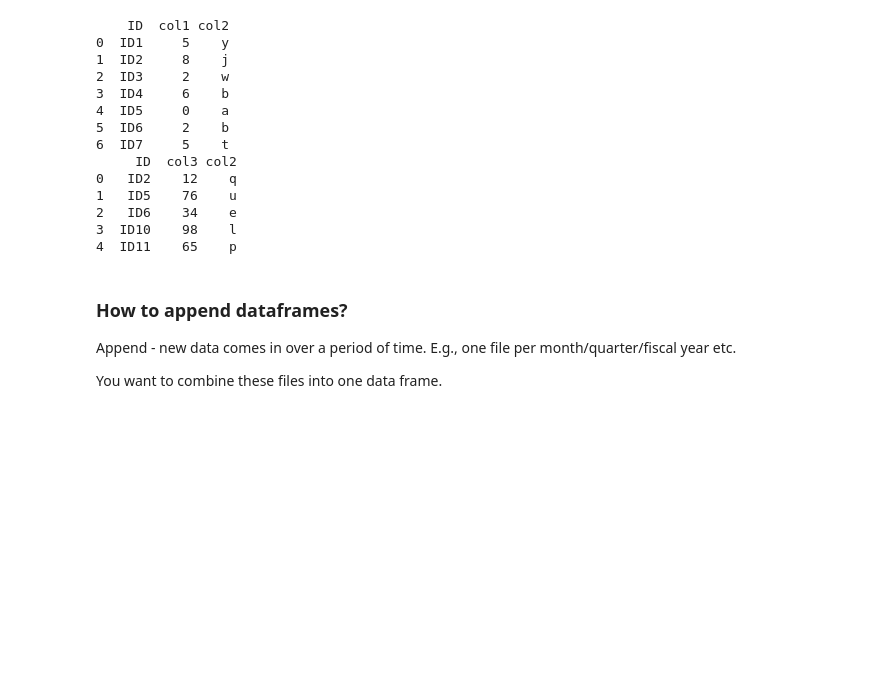
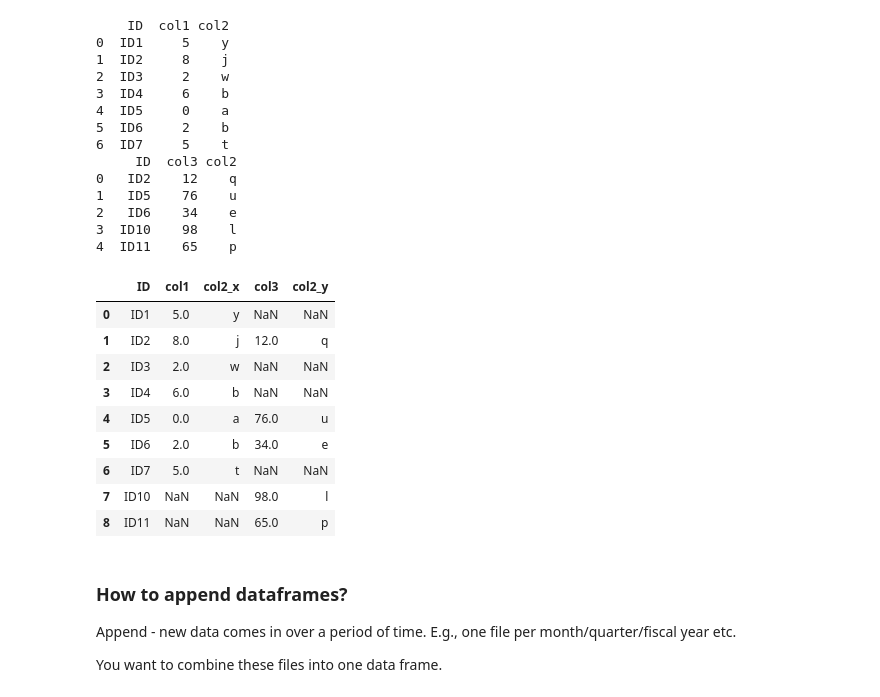
Before and after one commit to yuetianli22/DATA1030-Fall2021, a Jupyter notebook: week2 - EDA/EDA_p1.ipynb, the cells around one changed output. Saved outputs shown, nothing was run; the diff lists cells and outputs as text; code cells hidden in the pictures; blank space fills up the shorter version.

```diff
--- a/week2 - EDA/EDA_p1.ipynb
+++ b/week2 - EDA/EDA_p1.ipynb
@@ -452,19 +464,35 @@ print(df2)
 # %%
 # we are interested in only patients from hospital1
 #df_left = df1.merge(df2,how='left',on='ID') # IDs from the left dataframe (df1) are kept
 #print(df_left)
+#df_left
 
 # we are interested in only patients from hospital2
-#df_right = df1.merge(df2,how='right',on='ID') # IDs from the right dataframe (df2) are kept
+# df_right = df1.merge(df2,how='right',on='ID') # IDs from the right dataframe (df2) are kept
 #print(df_right)
+# df_right
 
 # we are interested in patiens who were in both hospitals
-#df_inner = df1.merge(df2,how='inner',on='ID') # merging on IDs present in both dataframes
+df_inner = df1.merge(df2,how='inner',on='ID') # merging on IDs present in both dataframes
 #print(df_inner)
+# df_inner
 
 # we are interested in all patients who visited at least one of the hospitals
-#df_outer = df1.merge(df2,how='outer',on='ID')  # merging on IDs present in any dataframe
+df_outer = df1.merge(df2,how='outer',on='ID')  # merging on IDs present in any dataframe
 #print(df_outer)
+
+df_outer
+# %% [output]
+|  | ID | col1 | col2_x | col3 | col2_y |
+| 0 | ID1 | 5.0 | y | NaN | NaN |
+| 1 | ID2 | 8.0 | j | 12.0 | q |
+| 2 | ID3 | 2.0 | w | NaN | NaN |
+| 3 | ID4 | 6.0 | b | NaN | NaN |
+| 4 | ID5 | 0.0 | a | 76.0 | u |
+| 5 | ID6 | 2.0 | b | 34.0 | e |
+| 6 | ID7 | 5.0 | t | NaN | NaN |
+| 7 | ID10 | NaN | NaN | 98.0 | l |
+| 8 | ID11 | NaN | NaN | 65.0 | p |
 # %% [markdown]
 ### How to append dataframes?
 
```
Also changed, not shown: parts of 5 cells of this notebook.
